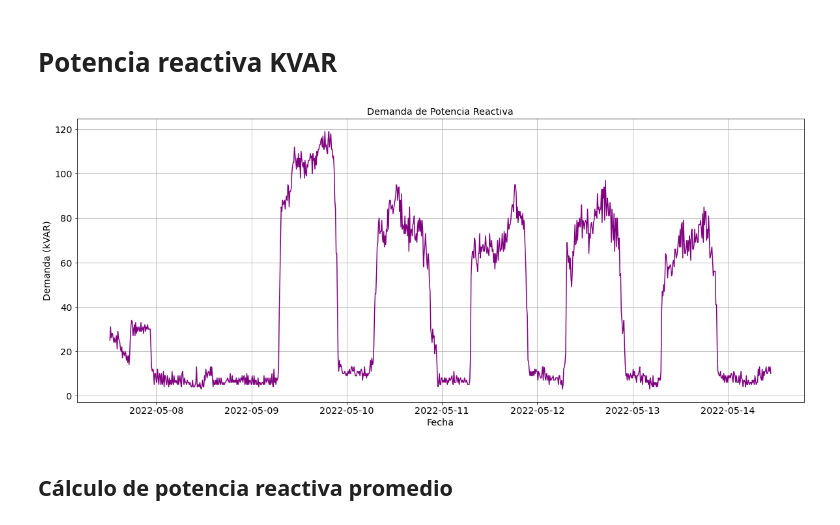
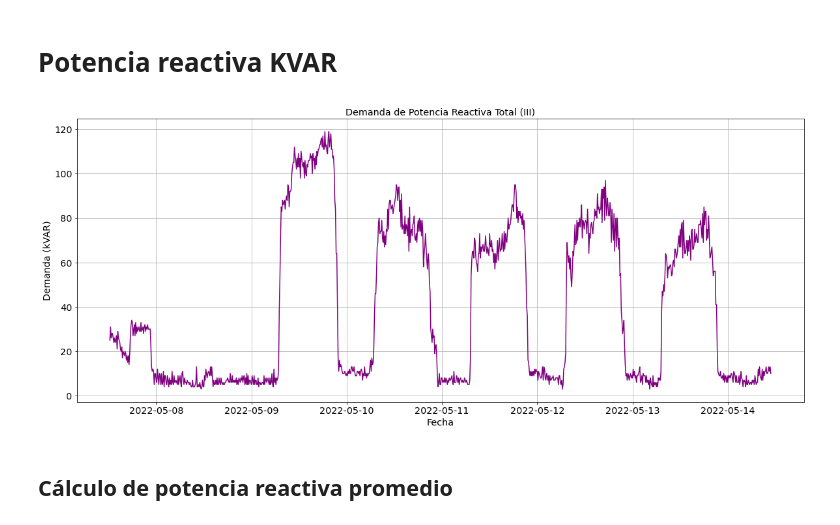
Before and after one commit to anghelcast/pqdata_samples, a Jupyter notebook: PQDATA_1000KVA_FIME/PQDATA_1000KVA.ipynb, the cells around one changed output. Saved outputs shown, nothing was run; the diff lists cells and outputs as text; code cells hidden in the pictures.

```diff
--- a/PQDATA_1000KVA_FIME/PQDATA_1000KVA.ipynb
+++ b/PQDATA_1000KVA_FIME/PQDATA_1000KVA.ipynb
@@ -109,16 +109,16 @@ ap.mean(axis= 'index')
 # %%
 plt.figure(figsize=(20,8))
 x1= df1['Fecha']
 rp= df1['ReactivePower']
 plt.plot(x1, rp, color='purple', label='Potencia Reactiva (kVAR)')
 
-plt.title('Demanda de Potencia Reactiva')
+plt.title('Demanda de Potencia Reactiva Total (III)')
 plt.xlabel('Fecha')
 plt.ylabel('Demanda (kVAR)')
 plt.grid()
 plt.show()
 # %% [output]
-[figure, old version]
+[figure, new version]
 # %% [markdown]
 ## Cálculo de potencia reactiva promedio
 # %%
```
Also changed, not shown: parts of 11 cells of this notebook.
